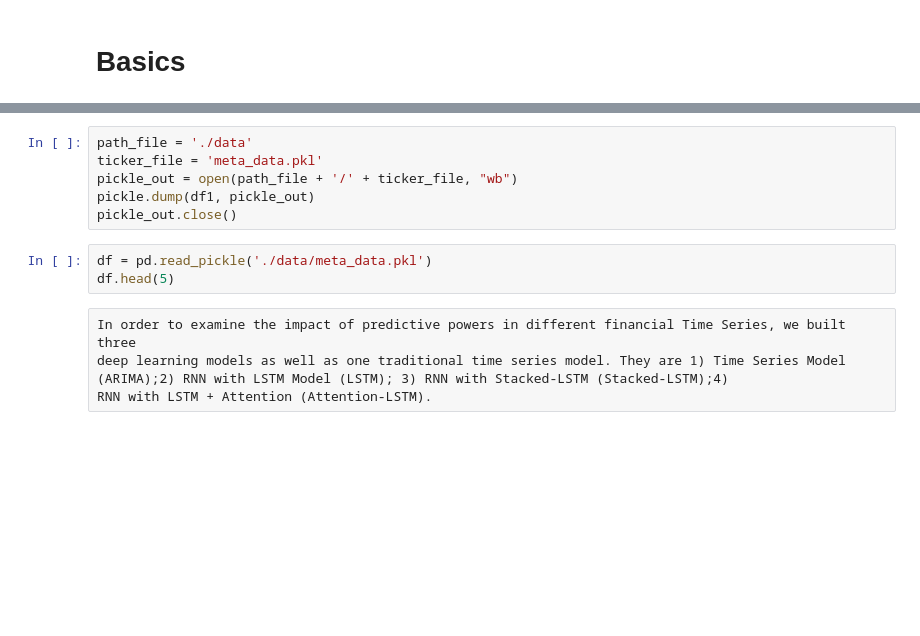
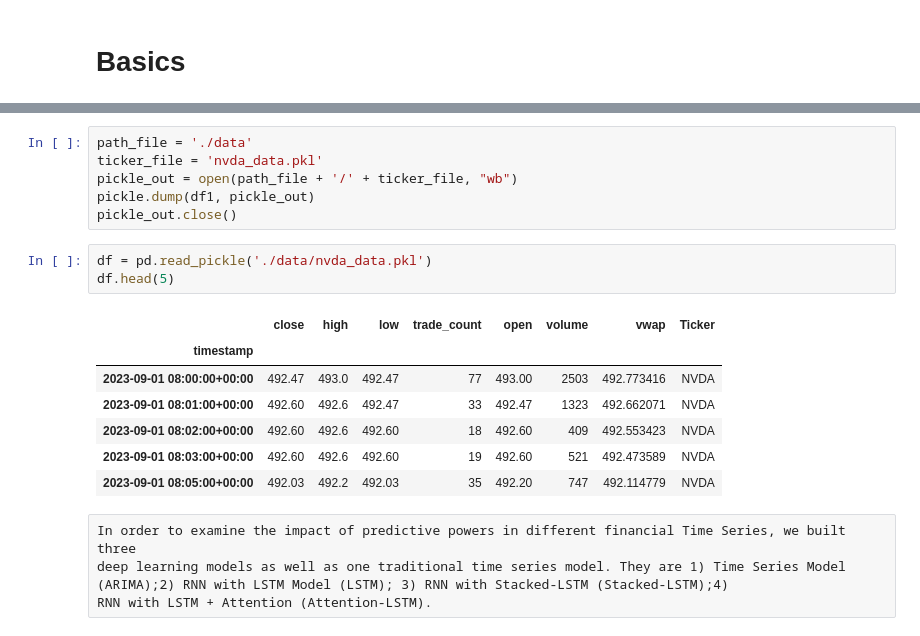
Before and after one commit to nishantnayar/Ensign, a Jupyter notebook: TimeSeries Prediction.ipynb, the cells around one changed output, grey strips where cells are left out. Cells and saved outputs as stored; diff of their text form; blank space fills up the shorter version.

```diff
--- a/TimeSeries Prediction.ipynb
+++ b/TimeSeries Prediction.ipynb
@@ -81,12 +109,20 @@ for count1, ticker in enumerate(tickers):
 # %%
 path_file = './data'
-ticker_file = 'meta_data.pkl'
+ticker_file = 'nvda_data.pkl'
 pickle_out = open(path_file + '/' + ticker_file, "wb")
 pickle.dump(df1, pickle_out)
 pickle_out.close()
 # %%
-df = pd.read_pickle('./data/meta_data.pkl')
+df = pd.read_pickle('./data/nvda_data.pkl')
 df.head(5)
+# %% [output]
+|  | close | high | low | trade_count | open | volume | vwap | Ticker |
+| timestamp |  |  |  |  |  |  |  |  |
+| 2023-09-01 08:00:00+00:00 | 492.47 | 493.0 | 492.47 | 77 | 493.00 | 2503 | 492.773416 | NVDA |
+| 2023-09-01 08:01:00+00:00 | 492.60 | 492.6 | 492.47 | 33 | 492.47 | 1323 | 492.662071 | NVDA |
+| 2023-09-01 08:02:00+00:00 | 492.60 | 492.6 | 492.60 | 18 | 492.60 | 409 | 492.553423 | NVDA |
+| 2023-09-01 08:03:00+00:00 | 492.60 | 492.6 | 492.60 | 19 | 492.60 | 521 | 492.473589 | NVDA |
+| 2023-09-01 08:05:00+00:00 | 492.03 | 492.2 | 492.03 | 35 | 492.20 | 747 | 492.114779 | NVDA |
 # %% [raw]
 In order to examine the impact of predictive powers in different financial Time Series, we built three
 deep learning models as well as one traditional time series model. They are 1) Time Series Model
```
Also changed, not shown: parts of 42 cells of this notebook, 30 other files.
